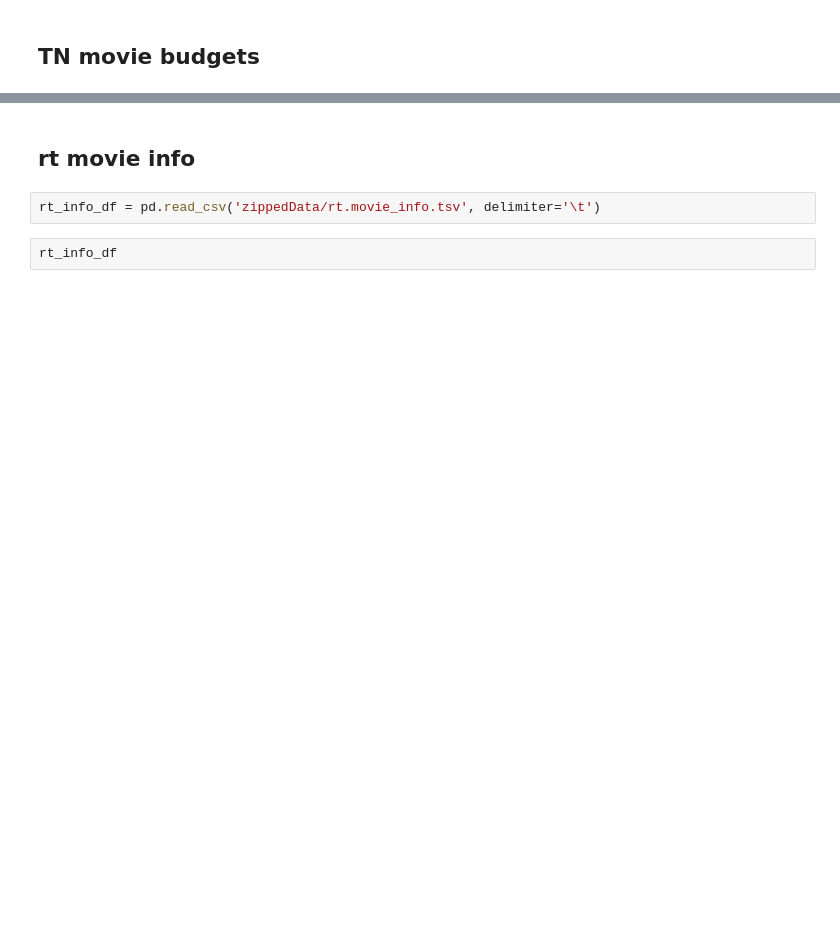
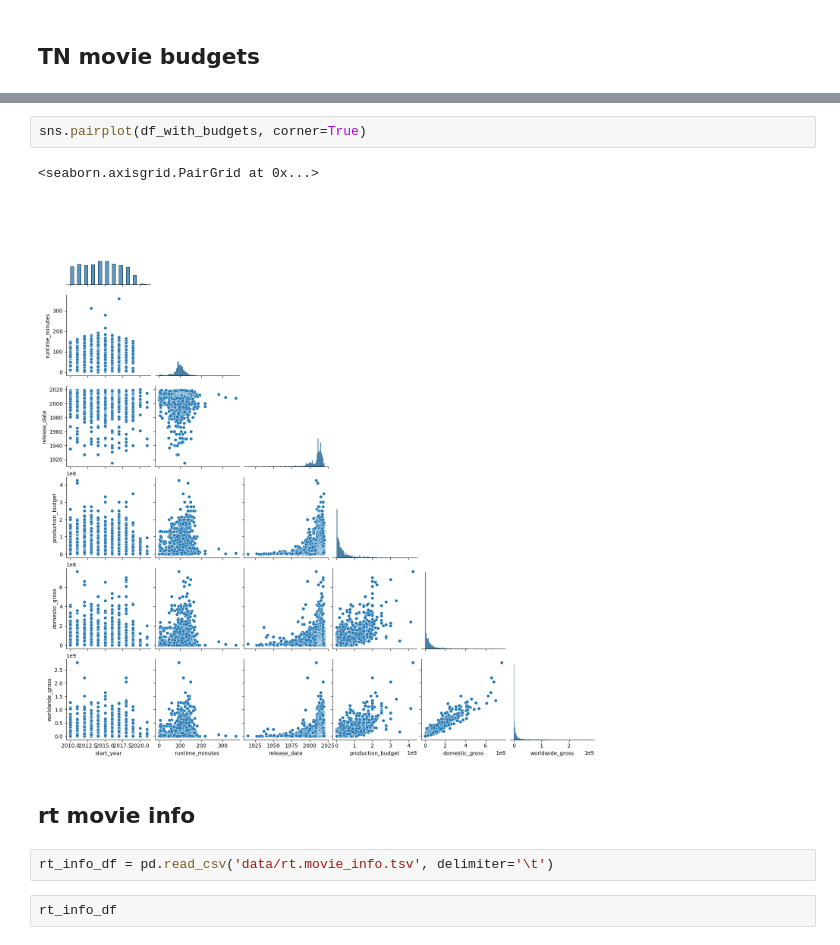
Before and after one commit to alexanderdaffara/Movies_Insights_EDA, a Jupyter notebook: Alex-Notebook.ipynb, the cells around one changed output, grey strips where cells are left out. Cells and saved outputs as stored; diff of their text form; blank space fills up the shorter version.

```diff
--- a/Alex-Notebook.ipynb
+++ b/Alex-Notebook.ipynb
@@ -156,7 +212,12 @@ df_with_budgets
+# %%
+sns.pairplot(df_with_budgets, corner=True)
+# %% [output]
+<seaborn.axisgrid.PairGrid at 0x...>
+[figure, added]
 # %% [markdown]
 ## rt movie info
 # %%
-rt_info_df = pd.read_csv('zippedData/rt.movie_info.tsv', delimiter='\t')
+rt_info_df = pd.read_csv('data/rt.movie_info.tsv', delimiter='\t')
 # %%
 rt_info_df
 # %% [output]
```
Also changed, not shown: parts of 16 cells of this notebook.
